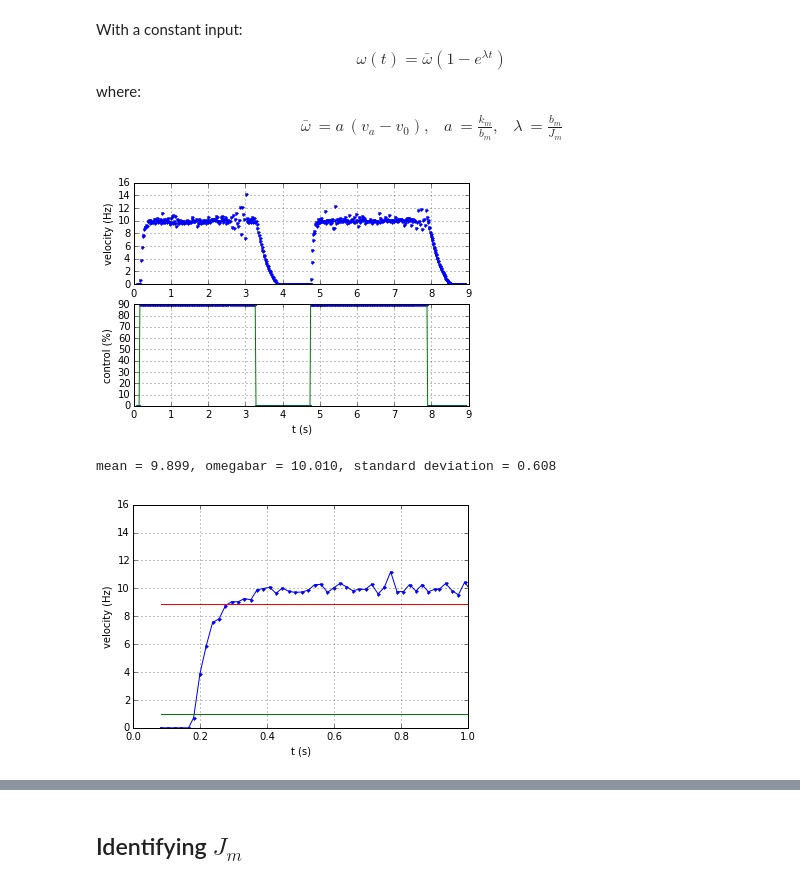
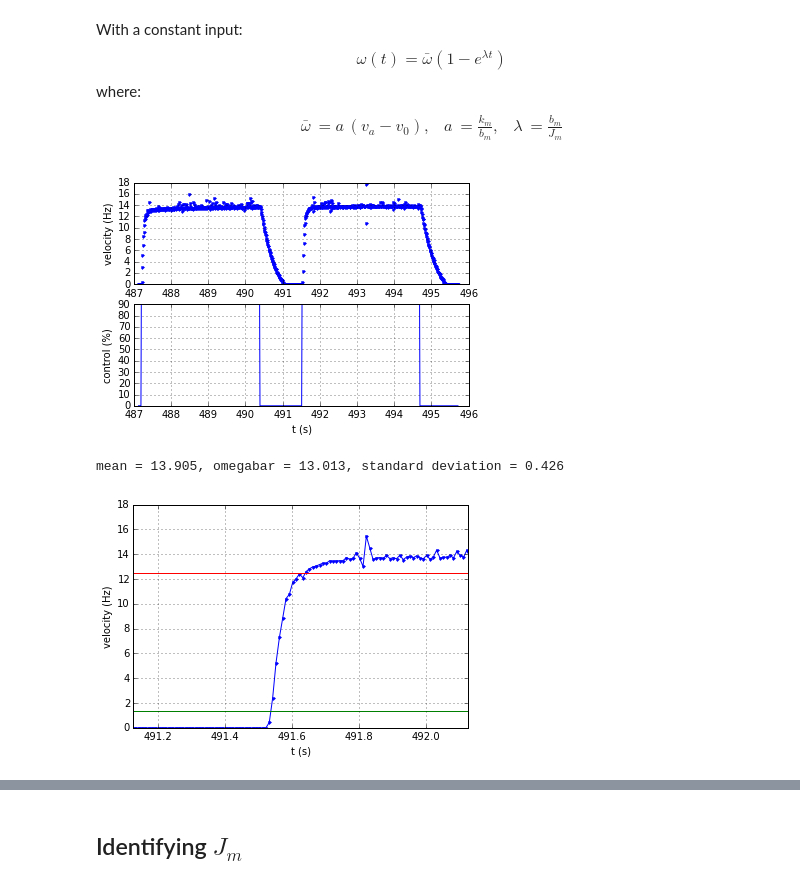
Before and after one commit to mcdeoliveira/pyctrl, a Jupyter notebook: python/notebook/IdentifyMotor.ipynb, the cells around one changed output, grey strips where cells are left out. Drawn from its saved outputs; the diff is of its cells as text; code cells hidden in the pictures.

```diff
--- a/python/notebook/IdentifyMotor.ipynb
+++ b/python/notebook/IdentifyMotor.ipynb
@@ -19,2 +20,7 @@ controller = Controller(HOST, PORT)
 # %% [markdown]
 ##Static Curve
+# %%
+controller.add_sink('logger', Logger(), ['clock', 'encoder1'])
+# %%
+controller.set_sink('logger','inputs', ['clock', 'encoder1','motor1'])
+print(controller.info('all'))
@@ -21,15 +43,13 @@ controller = Controller(HOST, PORT)
 # %%
-controller.set_controller1(OpenLoop())
-controller.reset_logger()
-dT = 5
-controller.set_encoder1(0)
+controller.set_sink('logger','reset')
+dT = .2
 with controller:
     time.sleep(1)
     for duty_cycle in range(0,100,5):
         print('\rduty cycle = {}%'.format(100-duty_cycle), end='')
-        controller.set_reference1(100-duty_cycle)
+        controller.set_signal('motor1', 100-duty_cycle)
         time.sleep(dT)
-log = controller.get_log()
+log = controller.read_sink('logger')
 # %% [output]
 duty cycle = 5%
 # %%
@@ -85,57 +105,54 @@ $$
 \end{aligned}
 $$
 # %%
-controller.set_controller1(OpenLoop())
-controller.reset_logger()
-controller.set_encoder1(0)
+controller.set_sink('logger','reset')
 with controller:
-    controller.set_reference1(90)
+    controller.set_signal('motor1',90)
     time.sleep(3)
-    controller.set_reference1(0)
+    controller.set_signal('motor1',0)
     time.sleep(1)
-    controller.set_reference1(90)
+    controller.set_signal('motor1',90)
     time.sleep(3)
-    controller.set_reference1(0)
+    controller.set_signal('motor1',0)
     time.sleep(1)
-log = controller.get_log()
+log = controller.read_sink('logger')
 # %%
 t = log[:,0]
 position = log[:,1]
 reference = log[:,2]
-control = log[:,3]
 velocity = np.zeros(t.shape, float)
 velocity[1:] = (position[1:]-position[:-1])/(t[1:]-t[:-1])
 
 plt.subplot(2,1,1)
 plt.plot(t, velocity, '.')
 plt.xlabel('t (s)')
 plt.ylabel('velocity (Hz)')
 plt.grid()
 
 plt.subplot(2,1,2)
-plt.plot(t, control, '.', t, reference, '-')
+plt.plot(t, reference, '-')
 plt.xlabel('t (s)')
 plt.ylabel('control (%)')
 plt.grid()
 # %% [output]
-[figure, old version]
+[figure, new version]
 # %%
-ind = np.where((t > 1) & (t < 3))
+ind = np.where((t > t[0]+5) & (t < t[0]+7))
 vmean = np.mean(velocity[ind])
 vstd = np.std(velocity[ind])
 print('mean = {:5.3f}, omegabar = {:5.3f}, standard deviation = {:5.3f}'.format(vmean,a * (90-v0),vstd))
 # %% [output]
-mean = 9.899, omegabar = 10.010, standard deviation = 0.608
+mean = 13.905, omegabar = 13.013, standard deviation = 0.426
 # %%
 plt.plot(t, velocity, '.-',
          np.array([t[0],t[-1]]), np.array(2*[0.1*vmean]), '-',
          np.array([t[0],t[-1]]), np.array(2*[0.9*vmean]), '-')
-plt.xlim(0,1)
+plt.xlim(t[0]+4,t[0]+5)
 plt.xlabel('t (s)')
 plt.ylabel('velocity (Hz)')
 plt.grid()
 # %% [output]
-[figure, old version]
+[figure, new version]
 # %%
 tr = t[np.where(velocity >= 0.9*vmean)][1] - t[np.where(velocity >= 0.1*vmean)][0]
 tau = tr / 2.2
```
Also changed, not shown: parts of 8 cells of this notebook, 2 other files.
